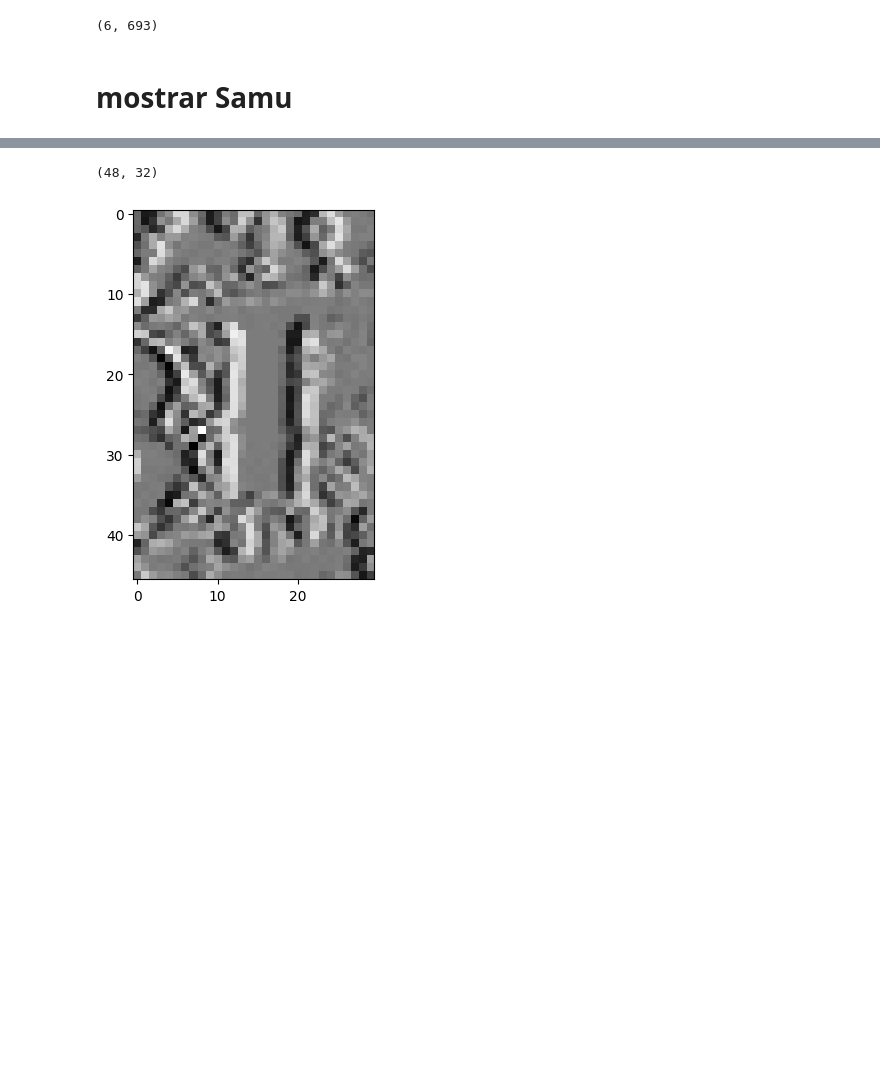
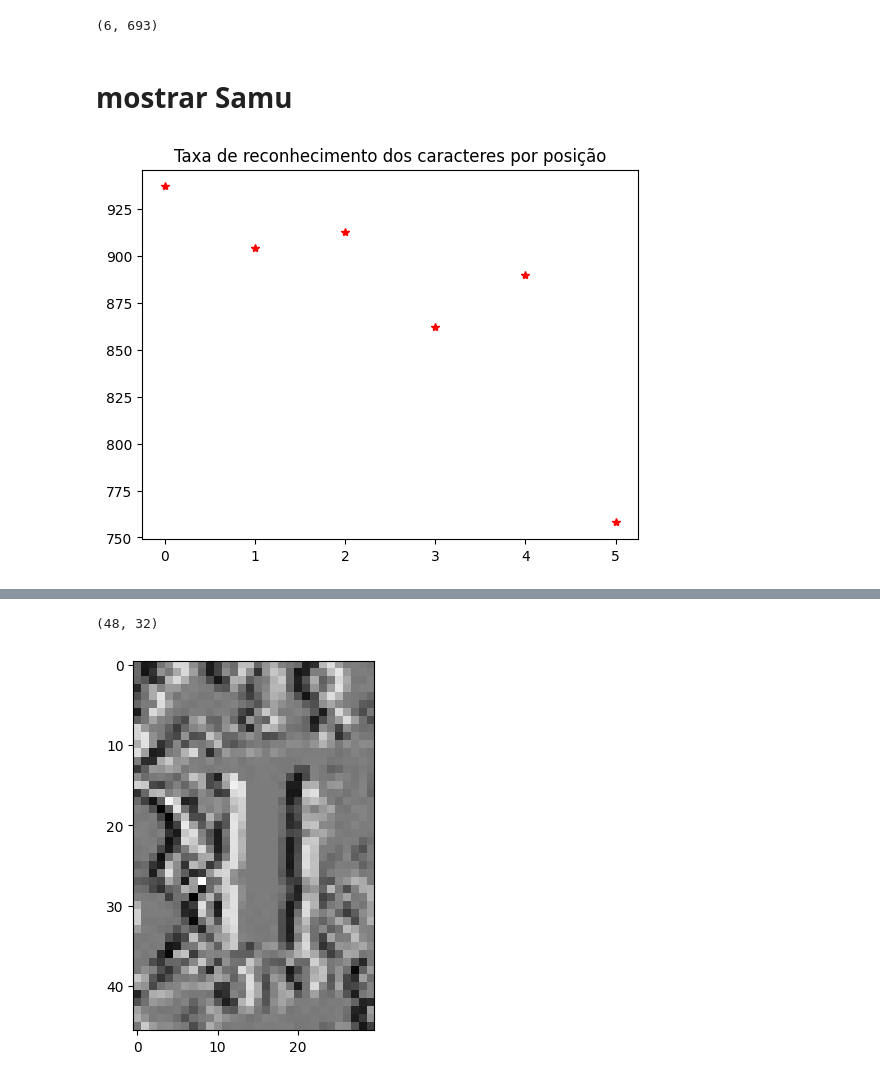
Before and after one commit to Samuel-Brisio/ufmg_icv_classificador, a Jupyter notebook: classificador_hog.ipynb, the cells around one changed output, grey strips where cells are left out. Cells and saved outputs as stored; diff of their text form; code cells hidden in the pictures; blank space fills up the shorter version.

```diff
--- a/classificador_hog.ipynb
+++ b/classificador_hog.ipynb
@@ -277,3 +277,24 @@ feat.shape
 (6, 693)
 # %% [markdown]
 # mostrar Samu
+# %%
+def matches(strA, strB):
+    return (strA == strB)
+
+def histMatchPerCaracterPosition(predict, labels):
+    numCaptchas = len(labels) // 6
+
+    histogram = [0, 0, 0, 0, 0, 0]
+
+    for i in range(numCaptchas):
+        histogram += matches(predict[i*6:i*6 + 6], labels[i*6:i*6 + 6])
+
+    histogram = np.asarray(histogram)
+    histogram = histogram
+    plt.plot(histogram, '*r')
+    plt.title("Taxa de reconhecimento dos caracteres por posição")
+    plt.show()
+# %%
+histMatchPerCaracterPosition(predict, labels)
+# %% [output]
+[figure, added]
```
Also changed, not shown: parts of 3 cells of this notebook.
